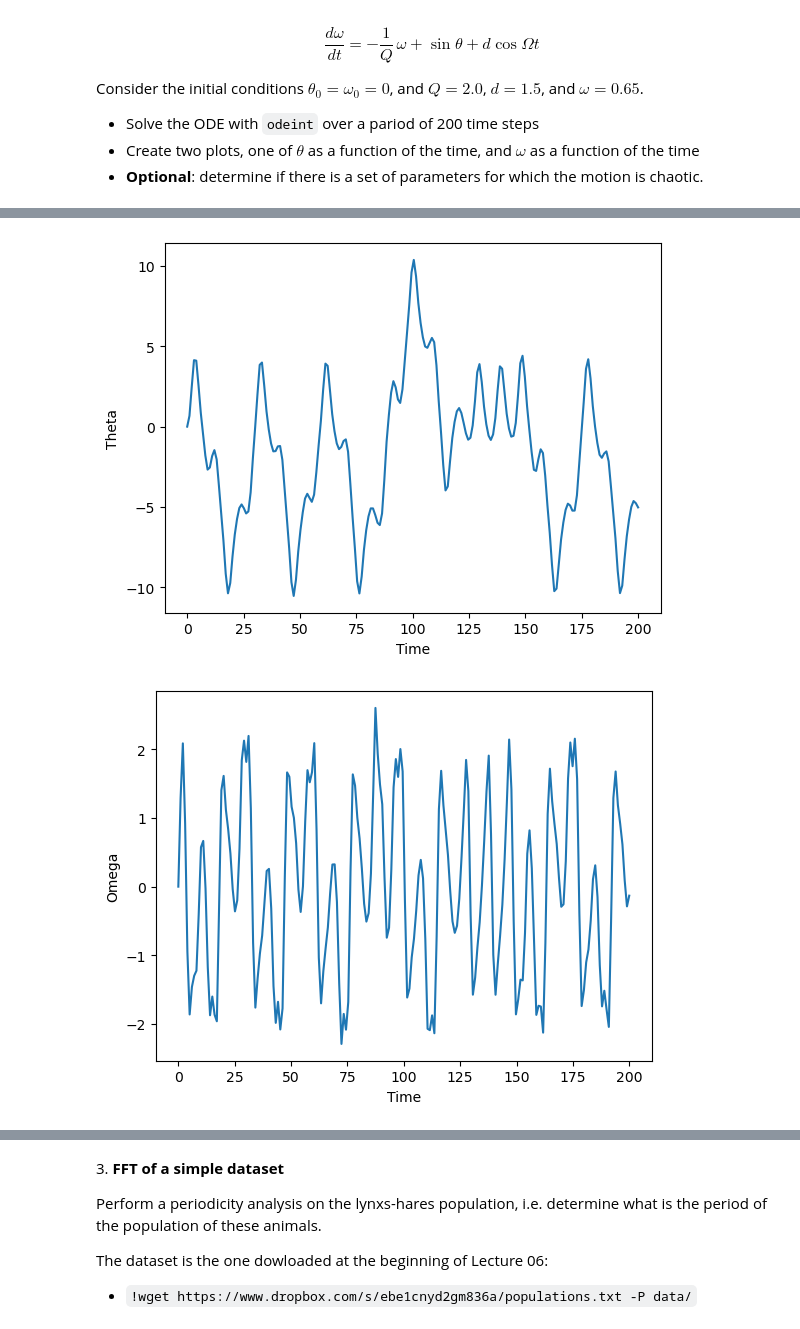
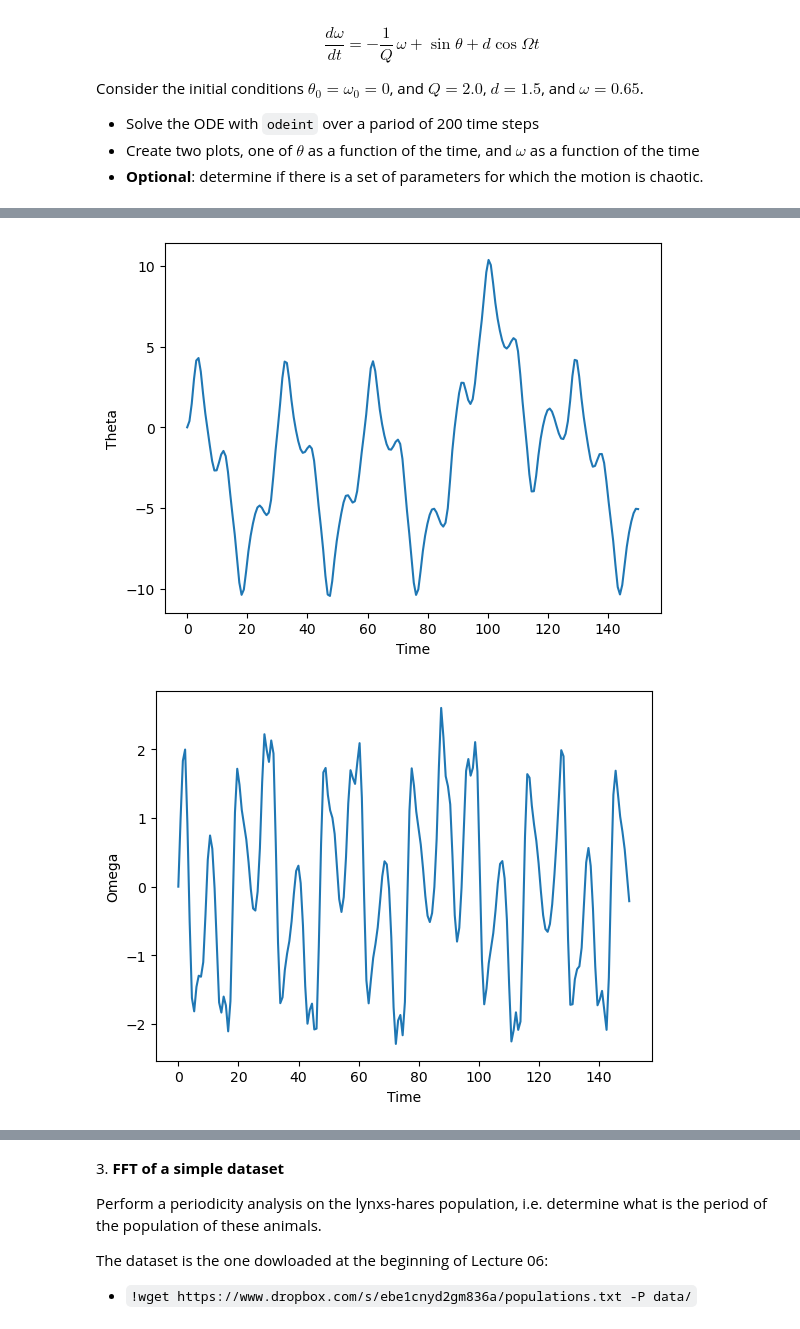
Before and after one commit to RiccardoMosele/ScientificComputingWithPython2022, a Jupyter notebook: 09ex_numerical.ipynb, the cells around one changed output, grey strips where cells are left out. Drawn from its saved outputs; the diff is of its cells as text; code cells hidden in the pictures.

```diff
--- a/09ex_numerical.ipynb
+++ b/09ex_numerical.ipynb
@@ -103,7 +116,7 @@ d = 1.5
 Omega = 0.65
 
 #array di punti temporali
-t = np.linspace(0, 200, 200)
+t = np.linspace(0, 150, 200)
 
 #risolvo l'ODE
 solution = odeint(pendulum_ode, [theta0, omega0], t, args=(Q, d, Omega))
@@ -112,8 +125,9 @@ theta, omega = solution.T
 
 #plot insieme
 plt.figure(figsize=(8, 6))
-plt.plot(t, solution[:, 0])
-plt.plot(t, solution[:, 1])
+plt.plot(t, solution[:, 0], label = "theta")
+plt.plot(t, solution[:, 1], label = "omega")
+plt.legend()
 plt.show()
 
 #plot theta in funzione del tempo
@@ -148,2 +162,2 @@ plt.show()
-[figure, old version]
+[figure, new version]
-[figure, old version]
+[figure, new version]
```
Also changed, not shown: parts of 2 cells of this notebook, 2 other files.
